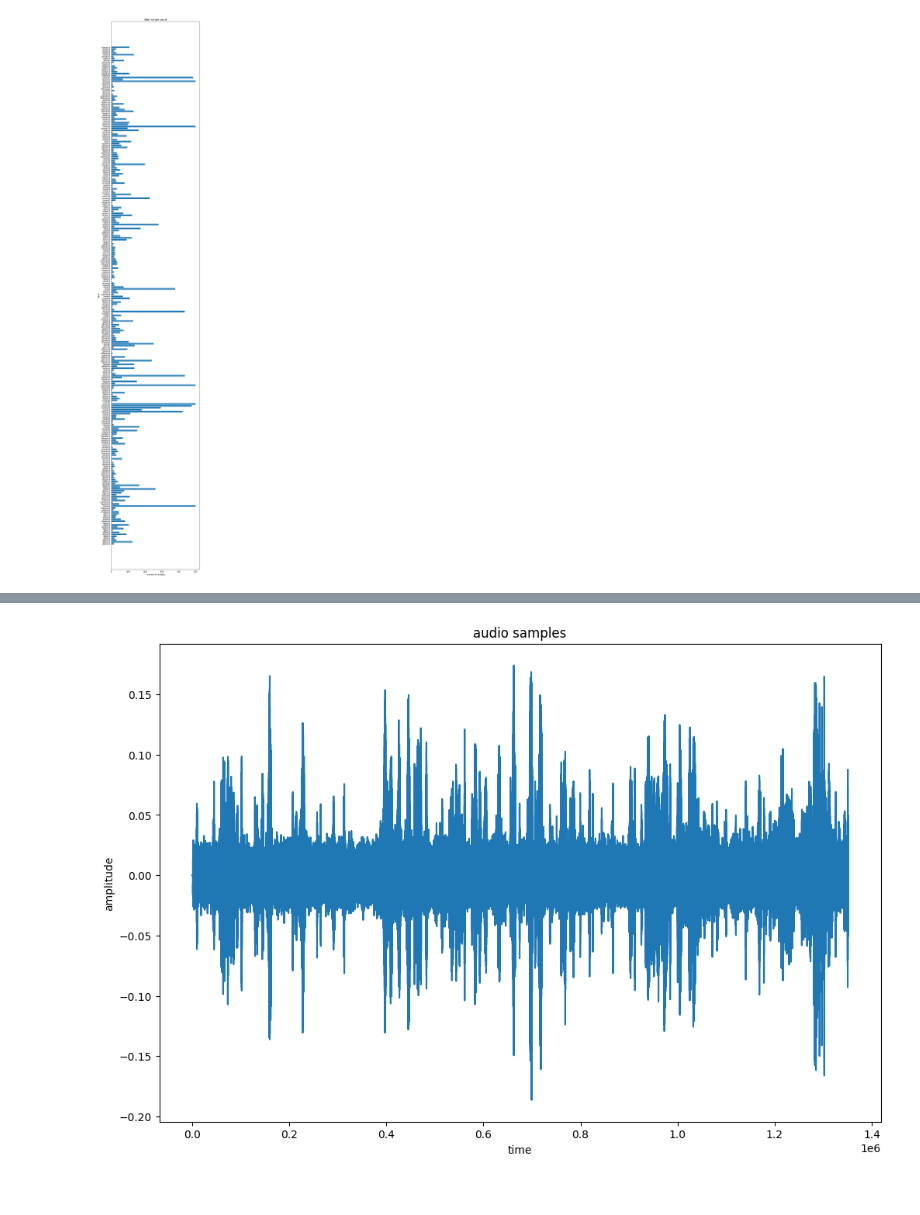
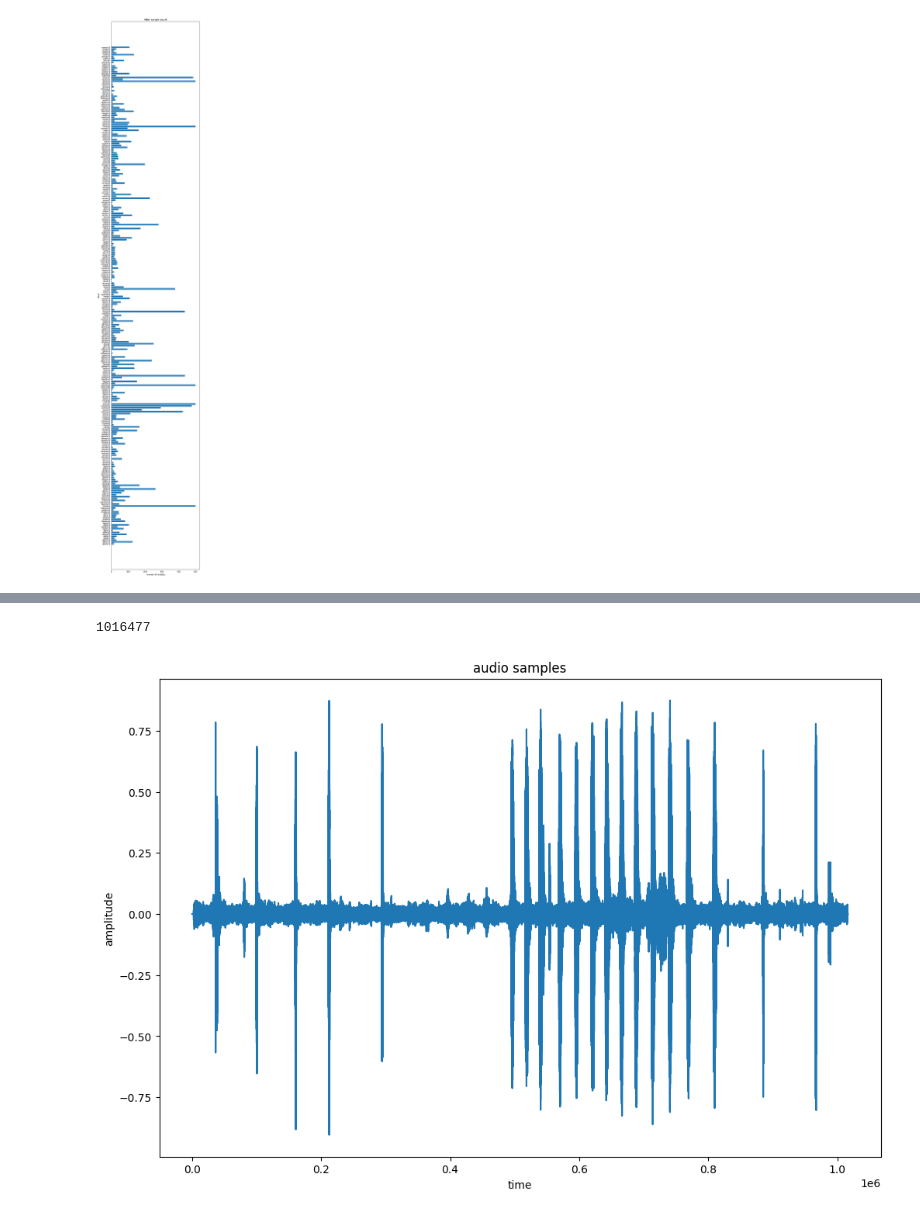
Before and after one commit to 0xc0392b/birdclef, a Jupyter notebook: notebooks/experiments.ipynb, the cells around one changed output, grey strips where cells are left out. Drawn from its saved outputs; the diff is of its cells as text; code cells hidden in the pictures.

```diff
--- a/notebooks/experiments.ipynb
+++ b/notebooks/experiments.ipynb
@@ -40,2 +47,3 @@ plt.show()
 # %%
 random = dataset.pick_random()
+audio_samples = np.array(random.audio_samples(Dataset.SAMPLE_RATE))
@@ -42,13 +58,17 @@ random = dataset.pick_random()
+# %%
+len(audio_samples)
+# %% [output]
+1016477
 # %%
 fig, ax = plt.subplots(figsize=(12, 8))
-ax.plot(random.audio_samples(Dataset.SAMPLE_RATE))
+ax.plot(audio_samples)
 
 ax.set_title("audio samples")
 ax.set_xlabel("time")
 ax.set_ylabel("amplitude")
 
 plt.show()
 # %% [output]
-[figure, old version]
+[figure, new version]
 # %%
 fig, ax = plt.subplots(figsize=(12, 8))
```
Also changed, not shown: parts of 13 cells of this notebook, 5 other files.
